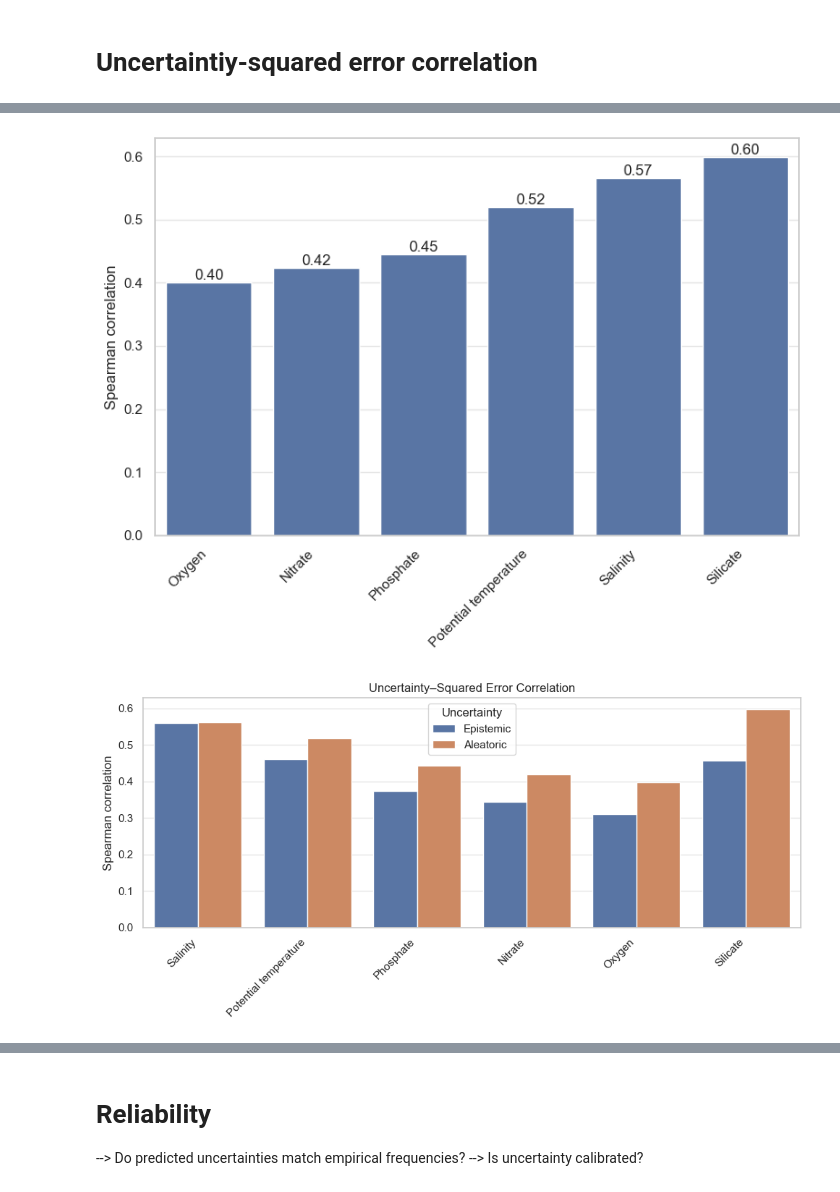
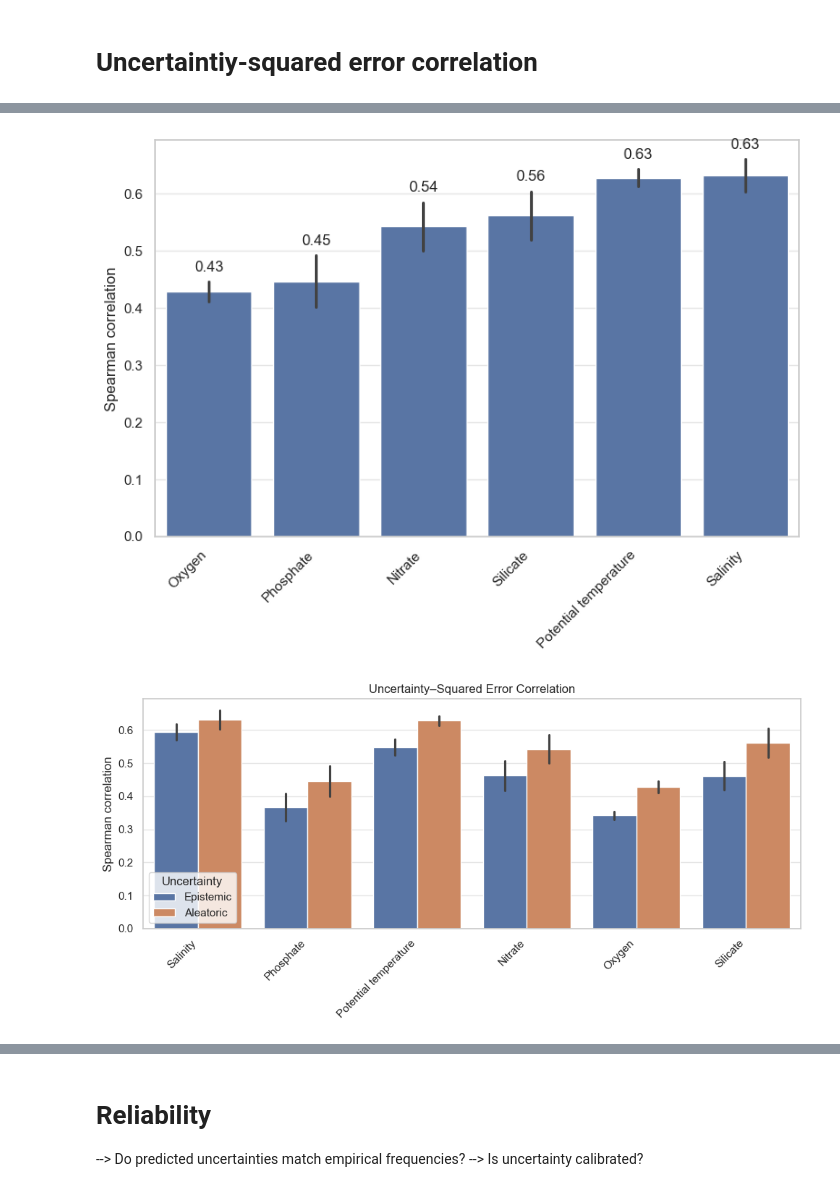
Before and after one commit to y-jenniges/time_imputation, a Jupyter notebook: uncertainty_analysis.ipynb, the cells around one changed output, grey strips where cells are left out. Drawn from its saved outputs; the diff is of its cells as text; code cells hidden in the pictures.

```diff
--- a/uncertainty_analysis.ipynb
+++ b/uncertainty_analysis.ipynb
@@ -44,0 +66,14 @@ total_std = np.sqrt(total_var)
+# %%
+# Aleatoric uncertainty outliers
+outlier_logvar_threshold = 5.0  # exp(5) ~ 148, already very large
+
+print(f"{'Feature':<16} {'number of outlier inferences':>36} {'worst point/feature mean':>28}")
+for i, feat in enumerate(config.parameters):
+    n_outlier = 0  # outlier count
+    worst_ratio = 0.0  # worst points mean var / overall feature mean var
+    for s in seeds:
+        log_variance = all_vars_seeds[s][:, :, i]  # log variances of 50 MC passes
+        n_outlier += np.sum(np.any(log_variance > outlier_logvar_threshold, axis=0))  # >=1 bad pass per point
+        point_mean_var = np.exp(log_variance).mean(axis=0)  # aleatoric variance per point
+        worst_ratio = max(worst_ratio, point_mean_var.max() / point_mean_var.mean())  # blow-up vs. mean
+    print(f"{config.parameter_name_map[feat]:<16} {n_outlier:>36} {worst_ratio:>27.1f}x")
@@ -227,52 +295,46 @@ corrs
-# %%
-corrs["Feature"] = corrs["Feature"].map(config.parameter_name_map)
-corrs.to_csv("output/plots/uncertainty/spearman_correlation_uncertainty_squared_error.csv", index=False)
 # %%
+# Plot correlations
 sns.set_theme(style="whitegrid")
 
-temp = corrs.copy()
-temp = temp.sort_values("Total")
+temp = corrs_long[corrs_long["Uncertainty"] == "Total"]
+order = corrs[corrs["Uncertainty"] == "Total"].sort_values("mean")["Feature"]
+stds = corrs[corrs["Uncertainty"] == "Total"].set_index("Feature").loc[order, "std"]
 
 fig, ax = plt.subplots(figsize=(8, 6))
-sns.barplot(temp, x="Feature", y="Total", ax=ax)
-for container in ax.containers:
-    ax.bar_label(container, fmt="%.2f")
+sns.barplot(temp, x="Feature", y="Spearman", order=order, errorbar="sd", ax=ax)
+bar_label_beyond_errorbar(ax, stds, fmt="{:.2f}")
 plt.xlabel("")
 plt.xticks(rotation=45, ha="right")
-plt.ylabel("Spearman correlation") # Correlation uncertainty ~ squared error")
+plt.ylabel("Spearman correlation")  # Correlation uncertainty ~ squared error
 plt.tight_layout()
-plt.savefig("output/plots/uncertainty/corr_total.png", bbox_inches="tight", dpi=300)
+plt.savefig(f"output/plots/uncertainty/{model_name}_corr_total.png", bbox_inches="tight", dpi=300)
 plt.show()
 # %% [output]
-[figure, old version]
+[figure, new version]
 # %%
-# Error–uncertainty correlations per feature
+# Error-uncertainty correlations per feature
 # -> Is the uncertainty useful for ranking difficult points?
 
-# Sorting
-temp = corrs.copy()
-temp["delta"] = temp["Aleatoric"] - temp["Epistemic"]
-temp = temp.sort_values("delta")
+# Sort by seed-mean delta (Aleatoric - Epistemic)
+delta = (corrs[corrs["Uncertainty"] == "Aleatoric"].set_index("Feature")["mean"]
+         - corrs[corrs["Uncertainty"] == "Epistemic"].set_index("Feature")["mean"]).sort_values()
 
-# Melting
-df_melt = temp.melt(id_vars="Feature", value_vars=["Epistemic", "Aleatoric"], var_name="Uncertainty", value_name="Spearman")
-#df_melt["Feature"] = df_melt["Feature"].map(config.parameter_name_map)
+df_melt = corrs_long[corrs_long["Uncertainty"].isin(["Epistemic", "Aleatoric"])]
 
-# Plotting
 plt.figure(figsize=(10, 5))
-sns.barplot(data=df_melt, x="Feature", y="Spearman", hue="Uncertainty")
+sns.barplot(data=df_melt, x="Feature", y="Spearman", hue="Uncertainty", order=delta.index, errorbar="sd")
 plt.axhline(0, color="black", linewidth=0.8)
 plt.xticks(rotation=45, ha="right")
 plt.ylabel("Spearman correlation")
 plt.title("Uncertainty–Squared Error Correlation")
 plt.xlabel("")
 plt.tight_layout()
 
 # Save
-plt.savefig(f"output/plots/uncertainty/uncertainty_rmse_correlation_{model_name}_{exp_id.lstrip('/')}.png")
+plt.savefig(f"output/plots/uncertainty/uncertainty_rmse_correlation_{model_name}.png")
 plt.show()
 # %% [output]
-[figure, old version]
+[figure, new version]
 # %%
 # Absolute error vs predicted uncertainty (usefulness plot)
 abs_err = np.abs(y_pred_mean - y_true)
```
Also changed, not shown: parts of 25 cells of this notebook.
